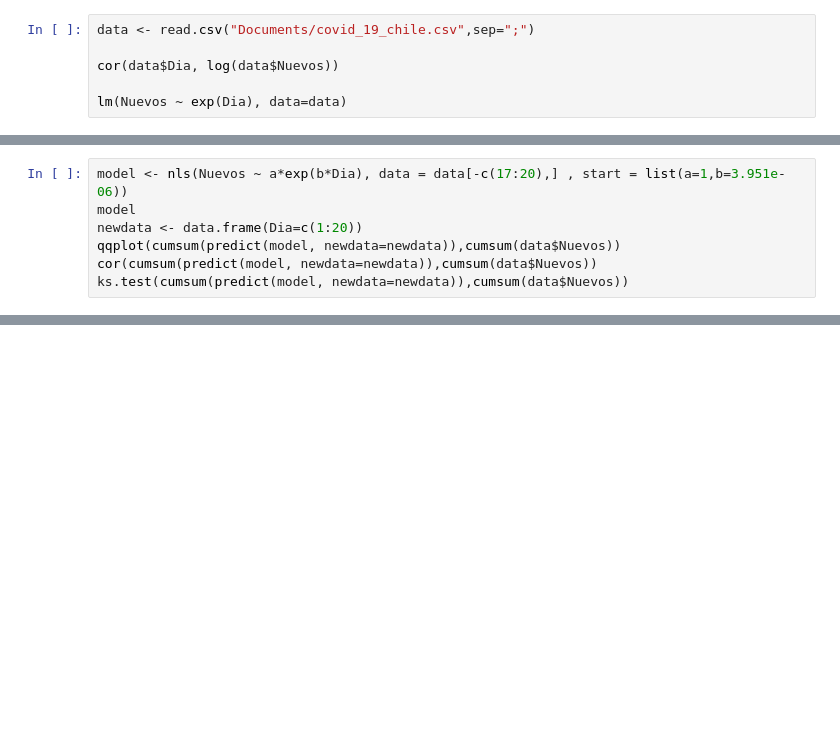
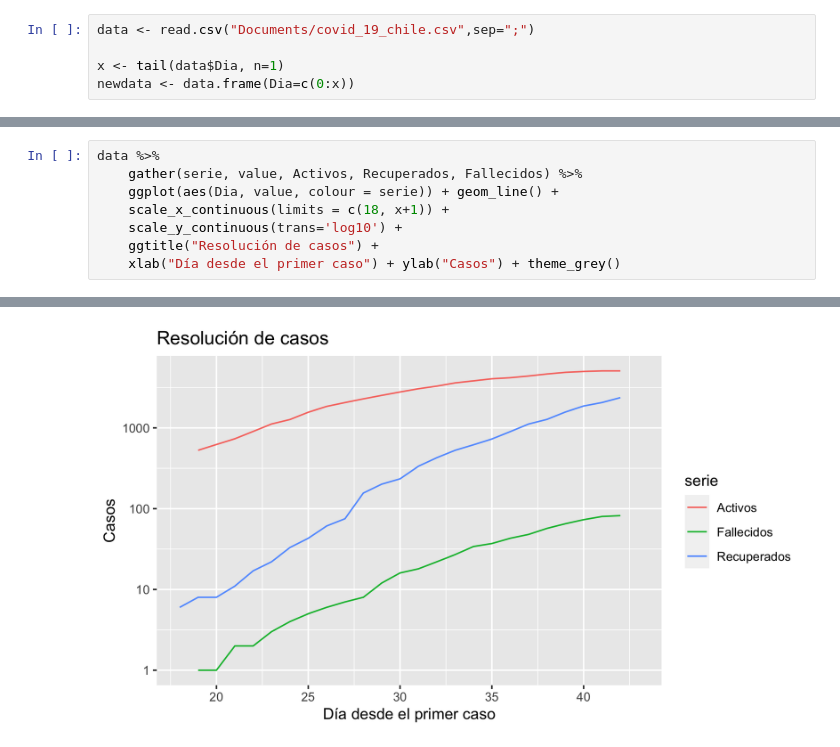
Before and after one commit to thermosilla/covid, a Jupyter notebook: Covid 19.ipynb, the cells around one changed output, grey strips where cells are left out. Cells and saved outputs as stored; diff of their text form; blank space fills up the shorter version.

```diff
--- a/Covid 19.ipynb
+++ b/Covid 19.ipynb
@@ -1,6 +32,5 @@
 # %%
 data <- read.csv("Documents/covid_19_chile.csv",sep=";")
 
-cor(data$Dia, log(data$Nuevos))
-
-lm(Nuevos ~ exp(Dia), data=data)
+x <- tail(data$Dia, n=1)
+newdata <- data.frame(Dia=c(0:x))
@@ -15,7 +36,0 @@ Coefficients:
-# %%
-model <- nls(Nuevos ~ a*exp(b*Dia), data = data[-c(17:20),] , start = list(a=1,b=3.951e-06))
-model
-newdata <- data.frame(Dia=c(1:20))
-qqplot(cumsum(predict(model, newdata=newdata)),cumsum(data$Nuevos))
-cor(cumsum(predict(model, newdata=newdata)),cumsum(data$Nuevos))
-ks.test(cumsum(predict(model, newdata=newdata)),cumsum(data$Nuevos))
@@ -67,0 +117,9 @@ cumsum(predict(model, newdata=newdata))
+# %%
+data %>%
+    gather(serie, value, Activos, Recuperados, Fallecidos) %>%
+    ggplot(aes(Dia, value, colour = serie)) + geom_line() +
+    scale_x_continuous(limits = c(18, x+1)) +
+    scale_y_continuous(trans='log10') +
+    ggtitle("Resolución de casos") +
+    xlab("Día desde el primer caso") + ylab("Casos") + theme_grey()
+# %% [output]
@@ -67,0 +128 @@ cumsum(predict(model, newdata=newdata))
+[figure, added]
```
Also changed, not shown: parts of 23 cells of this notebook, 2 other files.
